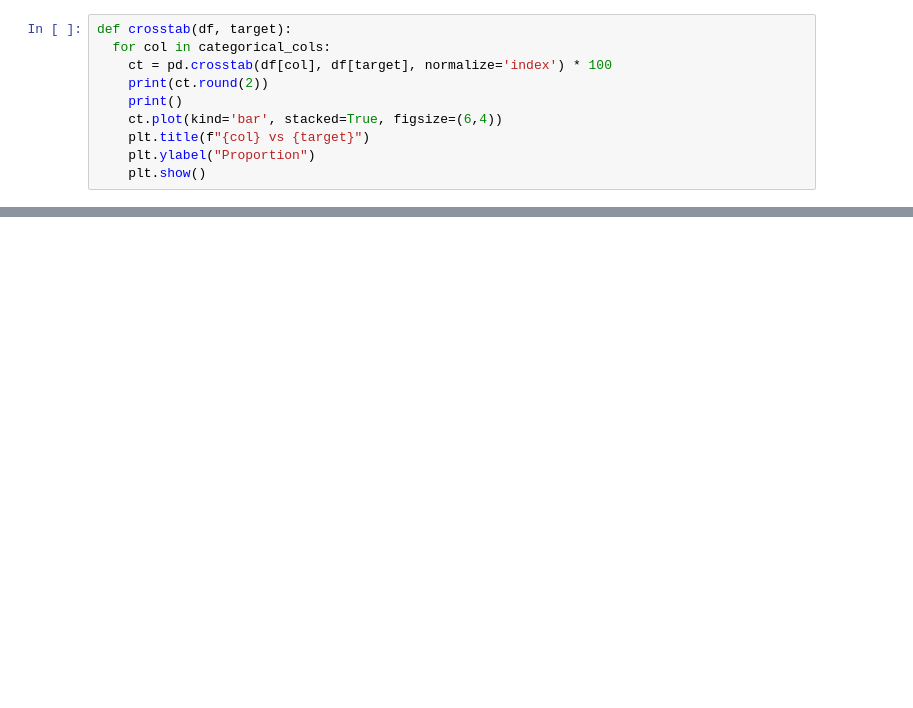
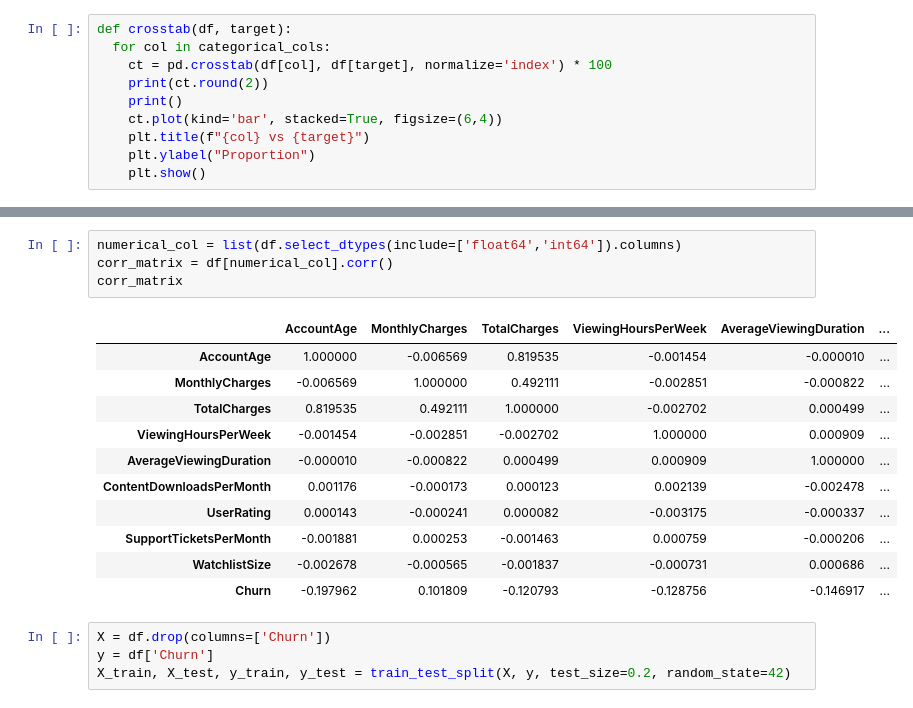
Before and after one commit to ShazanRafi/saas-churn-prediction, a Jupyter notebook: SaaS_Churning_Prediction.ipynb, the cells around one changed output, grey strips where cells are left out. Drawn from its saved outputs; the diff is of its cells as text; blank space fills up the shorter version.

```diff
--- a/SaaS_Churning_Prediction.ipynb
+++ b/SaaS_Churning_Prediction.ipynb
@@ -205 +207,21 @@ Tablet            81.76  18.24
 ... (8 outputs left out)
+# %%
+numerical_col = list(df.select_dtypes(include=['float64','int64']).columns)
+corr_matrix = df[numerical_col].corr()
+corr_matrix
+# %% [output]
+|  | AccountAge | MonthlyCharges | TotalCharges | ViewingHoursPerWeek | AverageViewingDuration | ... |
+| AccountAge | 1.000000 | -0.006569 | 0.819535 | -0.001454 | -0.000010 | ... |
+| MonthlyCharges | -0.006569 | 1.000000 | 0.492111 | -0.002851 | -0.000822 | ... |
+| TotalCharges | 0.819535 | 0.492111 | 1.000000 | -0.002702 | 0.000499 | ... |
+| ViewingHoursPerWeek | -0.001454 | -0.002851 | -0.002702 | 1.000000 | 0.000909 | ... |
+| AverageViewingDuration | -0.000010 | -0.000822 | 0.000499 | 0.000909 | 1.000000 | ... |
+| ContentDownloadsPerMonth | 0.001176 | -0.000173 | 0.000123 | 0.002139 | -0.002478 | ... |
+| UserRating | 0.000143 | -0.000241 | 0.000082 | -0.003175 | -0.000337 | ... |
+| SupportTicketsPerMonth | -0.001881 | 0.000253 | -0.001463 | 0.000759 | -0.000206 | ... |
+| WatchlistSize | -0.002678 | -0.000565 | -0.001837 | -0.000731 | 0.000686 | ... |
+| Churn | -0.197962 | 0.101809 | -0.120793 | -0.128756 | -0.146917 | ... |
+# %%
+X = df.drop(columns=['Churn'])
+y = df['Churn']
+X_train, X_test, y_train, y_test = train_test_split(X, y, test_size=0.2, random_state=42)
```
Also changed, not shown: parts of 10 cells of this notebook.
